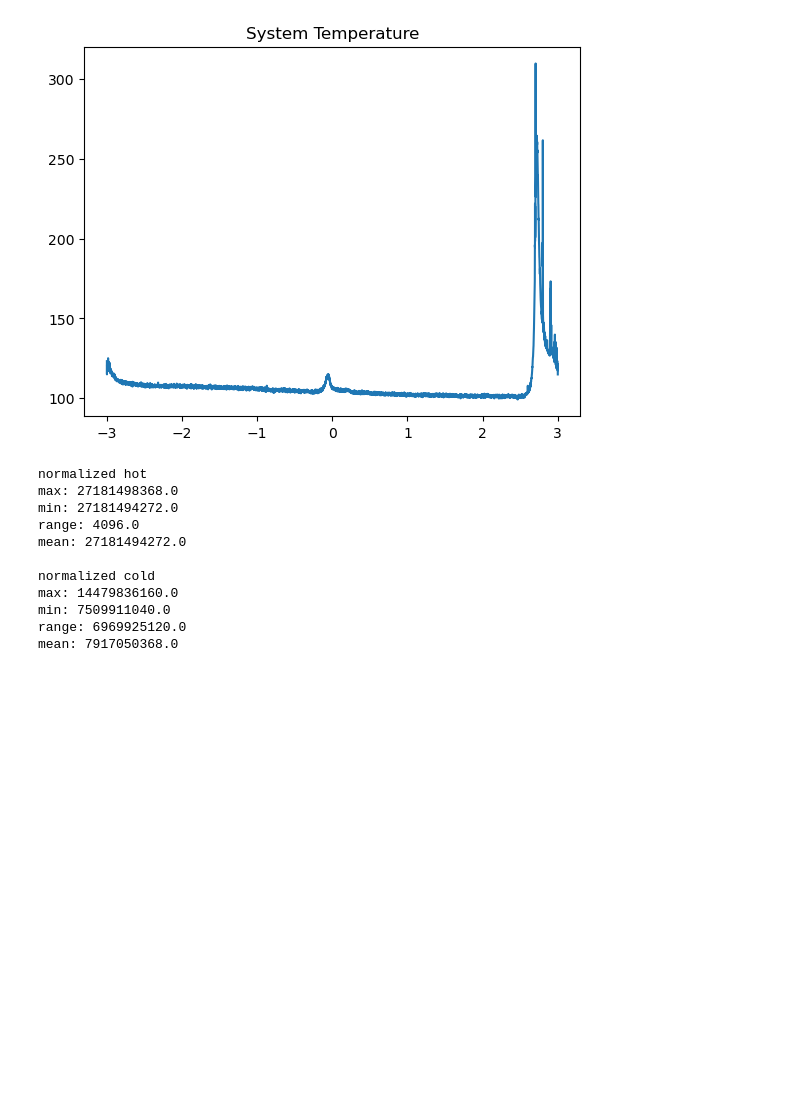
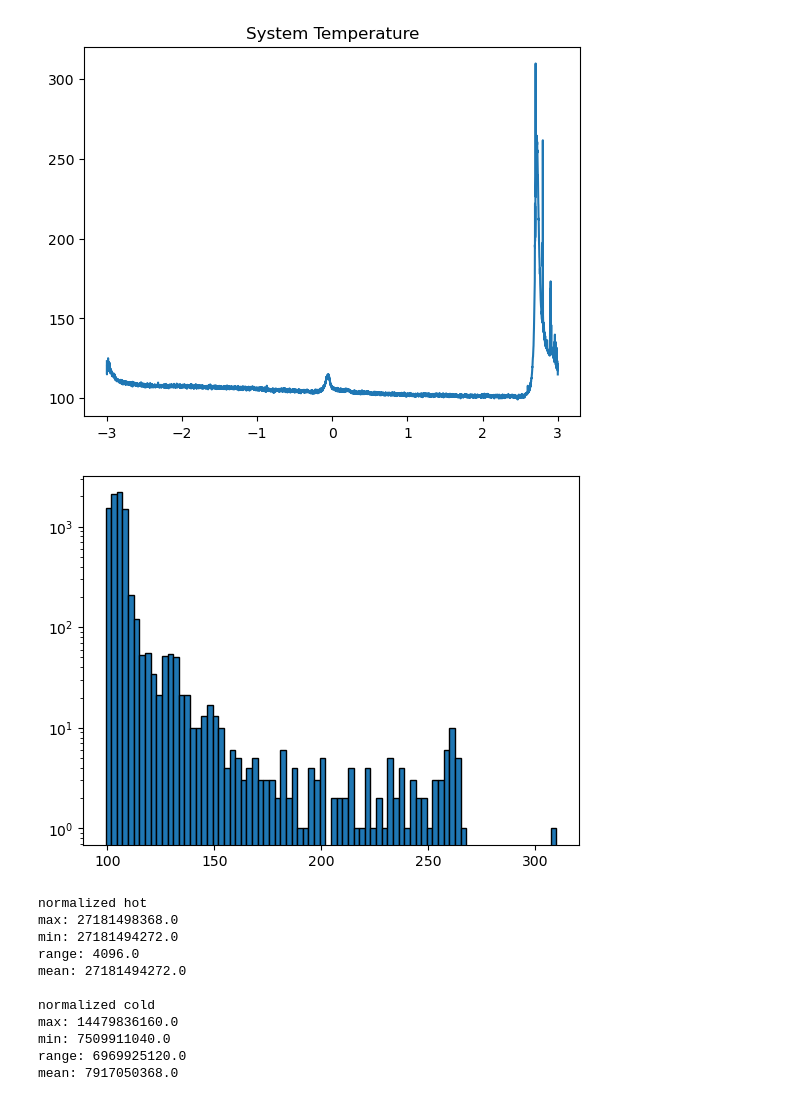
Before and after one commit to GauravSK2001/NBI-SRT-Astro, a Jupyter notebook: calibration/calibration_test_notebook.ipynb, the cells around one changed output. Saved outputs shown, nothing was run; the diff lists cells and outputs as text; code cells hidden in the pictures; blank space fills up the shorter version.

```diff
--- a/calibration/calibration_test_notebook.ipynb
+++ b/calibration/calibration_test_notebook.ipynb
@@ -51,6 +59,13 @@ plt.plot(freq,Tsys_nu)
 plt.show()
 # %% [output]
 [figure]
+# %%
+plt.hist(Tsys_nu, 80, ec="black")
+#plt.xlim(50, 175)
+plt.yscale("log")
+plt.show()
+# %% [output]
+[figure, added]
 # %%
 def flat_field(data, shape_norm):
     return 10**data / shape_norm
```
Also changed, not shown: parts of 3 cells of this notebook, 1 other file.
